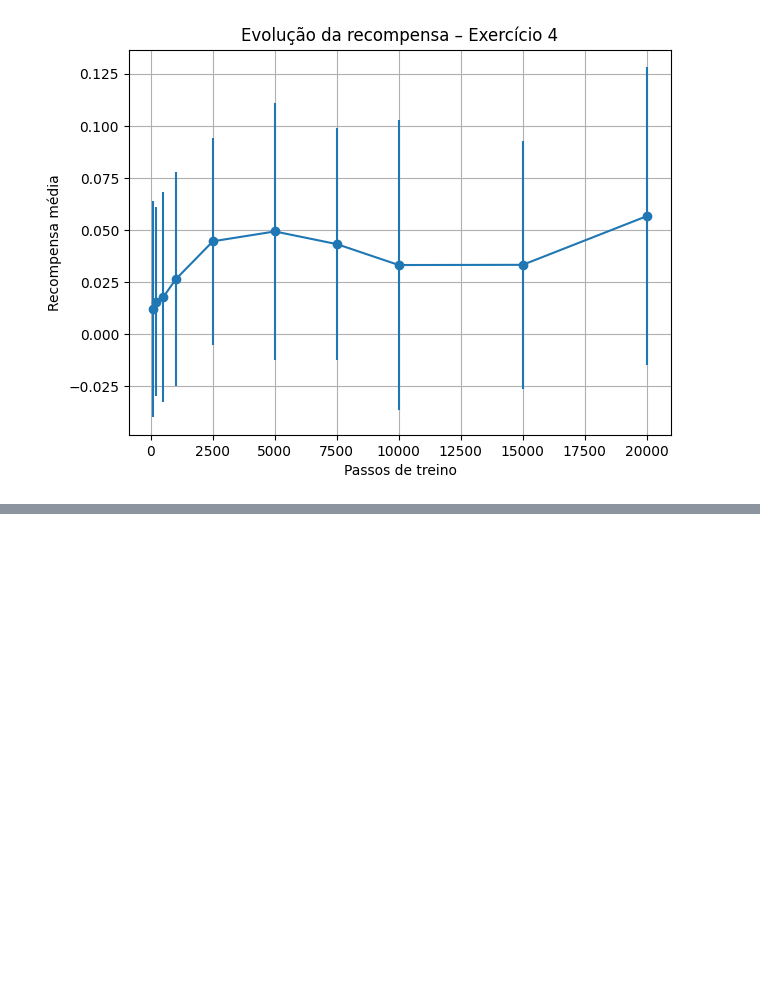
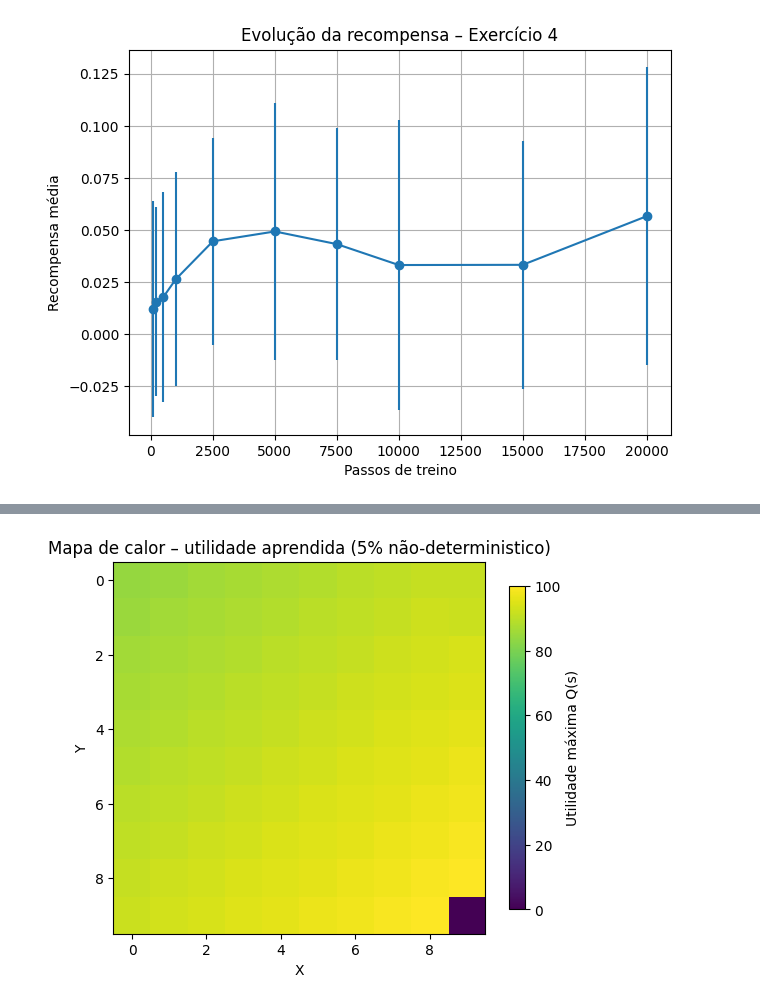
Before and after one commit to jpnoa1/IAA, a Jupyter notebook: lab4/ex2_1.ipynb, the cells around one changed output, grey strips where cells are left out. Cells and saved outputs as stored; diff of their text form; code cells hidden in the pictures; blank space fills up the shorter version.

```diff
--- a/lab4/ex2_1.ipynb
+++ b/lab4/ex2_1.ipynb
@@ -749,0 +896,14 @@ plt.show()
+# %%
+# Heatmap da utilidade máxima
+max_q_per_state_nd = Q_final_nd.max(axis=1)
+heatmap_data_nd = max_q_per_state_nd.reshape((GRID_ROWS, GRID_COLS))
+
+plt.figure(figsize=(6, 6))
+plt.imshow(heatmap_data_nd, origin="upper", cmap="viridis")
+plt.colorbar(label="Utilidade máxima Q(s)", shrink=0.7)
+plt.title("Mapa de calor – utilidade aprendida (5% não-deterministico)")
+plt.xlabel("X")
+plt.ylabel("Y")
+plt.show()
+# %% [output]
+[figure, added]
```
Also changed, not shown: parts of 10 cells of this notebook, 1 other file.
